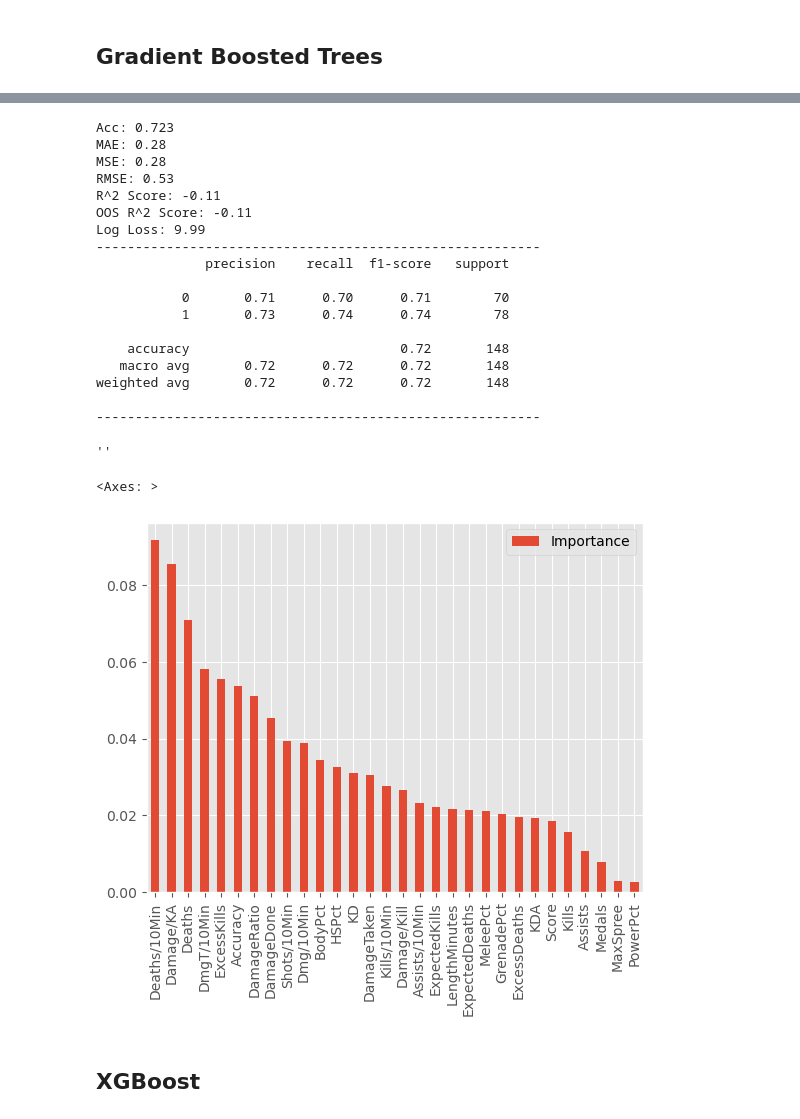
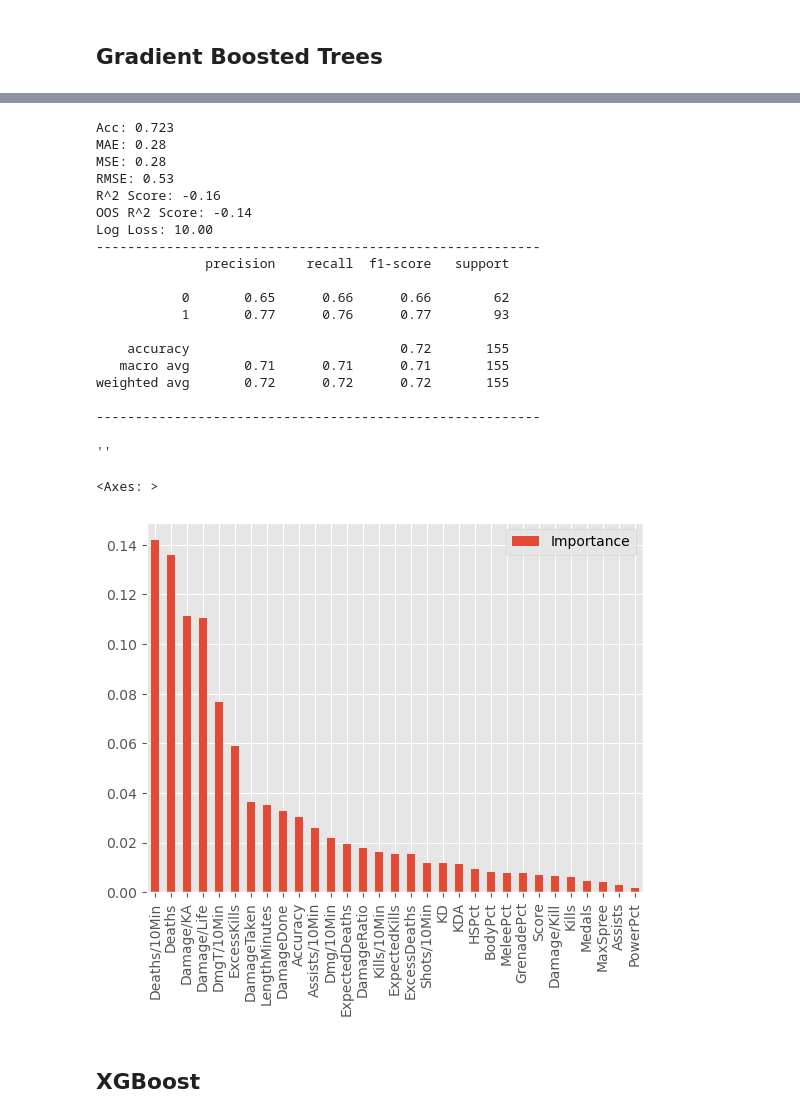
Before and after one commit to palmerac/Halo, a Jupyter notebook: haloModels.ipynb, the cells around one changed output, grey strips where cells are left out. Saved outputs shown, nothing was run; the diff lists cells and outputs as text; code cells hidden in the pictures.

```diff
--- a/haloModels.ipynb
+++ b/haloModels.ipynb
@@ -41,6 +41,7 @@ df['KillsBody'] = df['Kills'] - df['KillsGrenade'] - df['KillsHeadshot'] - df['K
 # Ratios
 df['DamageRatio'] = df['DamageDone'].replace(0, 1) / df['DamageTaken'].replace(0, 1)
 df['Damage/Kill'] = df['DamageDone'] / df['Kills']
+df['Damage/Life'] = df['DamageDone'] / df['Deaths'].replace(0,1)
 df['Damage/KA'] = df['DamageDone'] / (df['Kills'] + df['Assists'])
 # Per 10 Min
 df['Kills/10Min'] = (df['Kills'] / df['LengthMinutes']) * 10
@@ -192,7 +193,7 @@ preprocessor = ColumnTransformer(
         ('num', StandardScaler(), ['Accuracy', 'ExpectedKills', 'ExpectedDeaths', 'KD',
                                     'KDA', 'MaxSpree', 'Deaths', 'Assists', 'Kills', 'DamageDone',
                                     'DamageTaken', 'Score', 'Medals', 'LengthMinutes',
-                                    'DamageRatio', 'Damage/Kill', 'Damage/KA',
+                                    'DamageRatio', 'Damage/Kill', 'Damage/KA', 'Damage/Life',
                                     'Kills/10Min', 'Deaths/10Min', 'Assists/10Min', 'Dmg/10Min',
                                     'DmgT/10Min', 'Shots/10Min', 'ExcessKills', 'ExcessDeaths',
                                     'BodyPct', 'MeleePct', 'HSPct', 'GrenadePct', 'PowerPct'])])
@@ -547,28 +548,28 @@ Acc: 0.723
 MAE: 0.28
 MSE: 0.28
 RMSE: 0.53
-R^2 Score: -0.11
-OOS R^2 Score: -0.11
-Log Loss: 9.99
+R^2 Score: -0.16
+OOS R^2 Score: -0.14
+Log Loss: 10.00
 ---------------------------------------------------------
               precision    recall  f1-score   support
 
-           0       0.71      0.70      0.71        70
-           1       0.73      0.74      0.74        78
+           0       0.65      0.66      0.66        62
+           1       0.77      0.76      0.77        93
 
-    accuracy                           0.72       148
-   macro avg       0.72      0.72      0.72       148
-weighted avg       0.72      0.72      0.72       148
+    accuracy                           0.72       155
+   macro avg       0.71      0.71      0.71       155
+weighted avg       0.72      0.72      0.72       155
 
 ---------------------------------------------------------
 ''
 # %%
-feat_importances = pd.DataFrame(GBRT.best_estimator_.feature_importances_[:30], index=X_train.columns, columns=["Importance"])
+feat_importances = pd.DataFrame(GBRT.best_estimator_.feature_importances_[:31], index=X_train.columns, columns=["Importance"])
 feat_importances.sort_values(by='Importance', ascending=False, inplace=True)
 feat_importances.plot(kind='bar')
 # %% [output]
 <Axes: >
-[figure, old version]
+[figure, new version]
 # %% [markdown]
 ## XGBoost
 # %%
```
Also changed, not shown: parts of 26 cells of this notebook, 13 other files.
